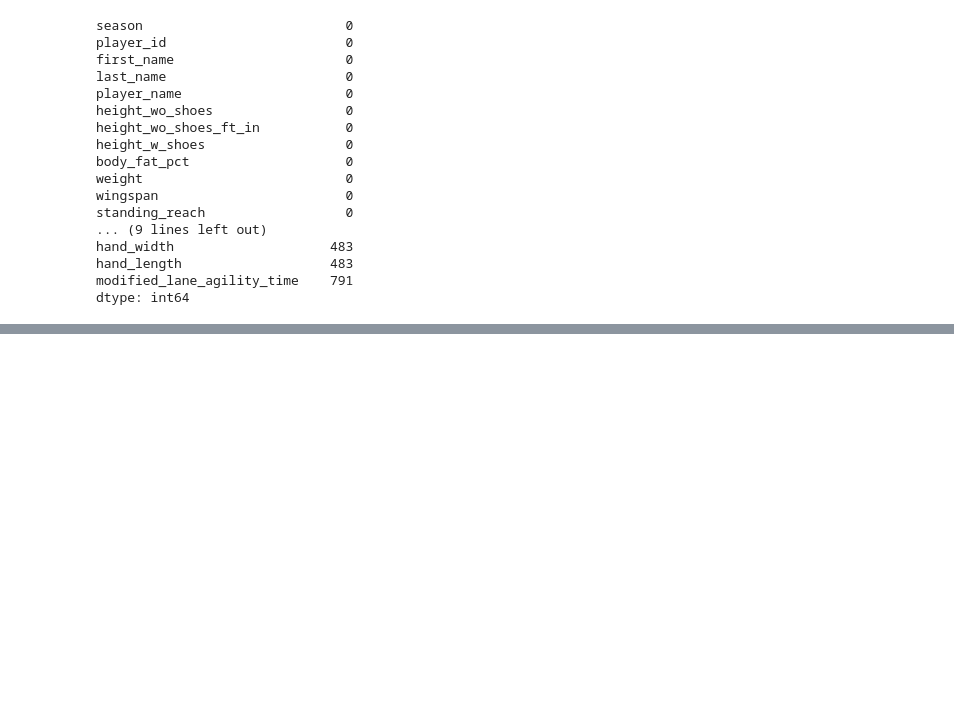
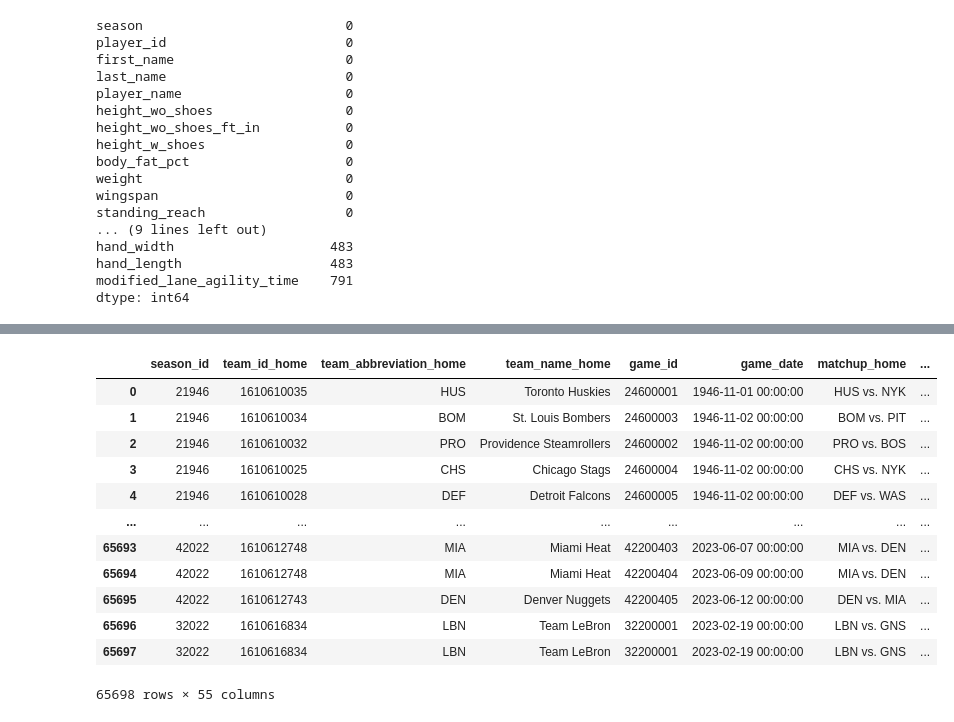
Before and after one commit to erbc111/Analisis_evolutivo_NBA, a Jupyter notebook: preparacion_datos.ipynb, the cells around one changed output, grey strips where cells are left out. Saved outputs shown, nothing was run; the diff lists cells and outputs as text; code cells hidden in the pictures; blank space fills up the shorter version.

```diff
--- a/preparacion_datos.ipynb
+++ b/preparacion_datos.ipynb
@@ -504,0 +724,5 @@ dtype: int64
+# %%
+archivo_game_original = r"C:\Users\ERBC\Desktop\curso henry\Analisis_evolutivo_NBA\Analisis_evolutivo_NBA\datasets\game.csv" #se asigna la ruta a una variable
+game_original = pd.read_csv(archivo_game_original) #carga del archivo en un df de pandas
+game_original.info()
+game_original.isnull().sum().sort_values()
@@ -504,0 +764,9 @@ dtype: int64
+# %%
+#sustituir los nulos en wl_home y wl_away
+game_original['wl_home'] = game_original['wl_home'].fillna('unknow')
+game_original['wl_away'] = game_original['wl_away'].fillna('unknow')
+# %%
+# estas columnas son de tiros de 3 puntos rebotes y robos de balon en los partidos antiguos puede ser que no se apuntaron se rellenara con 0 asumiendo que no hubieron
+columnas_a_imputar = ['fg3_pct_home', 'fg3_pct_away', 'oreb_home', 'oreb_away', 'stl_home', 'stl_away']
+game_original[columnas_a_imputar] = game_original[columnas_a_imputar].fillna(0)
+game_original.isnull().sum().sort_values()
@@ -504,0 +791,19 @@ dtype: int64
+# %%
+#igualmente se imputaran con 0 asumiendo que no hubo tiros de campo o tiros libres en esos partidos
+columnas_pocos_nulos = ['fgm_home', 'ftm_away', 'fgm_away', 'ftm_home']
+game_original[columnas_pocos_nulos] = game_original[columnas_pocos_nulos].fillna(0)
+game_original
+# %% [output]
+|  | season_id | team_id_home | team_abbreviation_home | team_name_home | game_id | game_date | matchup_home | ... |
+| 0 | 21946 | 1610610035 | HUS | Toronto Huskies | 24600001 | 1946-11-01 00:00:00 | HUS vs. NYK | ... |
+| 1 | 21946 | 1610610034 | BOM | St. Louis Bombers | 24600003 | 1946-11-02 00:00:00 | BOM vs. PIT | ... |
+| 2 | 21946 | 1610610032 | PRO | Providence Steamrollers | 24600002 | 1946-11-02 00:00:00 | PRO vs. BOS | ... |
+| 3 | 21946 | 1610610025 | CHS | Chicago Stags | 24600004 | 1946-11-02 00:00:00 | CHS vs. NYK | ... |
+| 4 | 21946 | 1610610028 | DEF | Detroit Falcons | 24600005 | 1946-11-02 00:00:00 | DEF vs. WAS | ... |
+| ... | ... | ... | ... | ... | ... | ... | ... | ... |
+| 65693 | 42022 | 1610612748 | MIA | Miami Heat | 42200403 | 2023-06-07 00:00:00 | MIA vs. DEN | ... |
+| 65694 | 42022 | 1610612748 | MIA | Miami Heat | 42200404 | 2023-06-09 00:00:00 | MIA vs. DEN | ... |
+| 65695 | 42022 | 1610612743 | DEN | Denver Nuggets | 42200405 | 2023-06-12 00:00:00 | DEN vs. MIA | ... |
+| 65696 | 32022 | 1610616834 | LBN | Team LeBron | 32200001 | 2023-02-19 00:00:00 | LBN vs. GNS | ... |
+| 65697 | 32022 | 1610616834 | LBN | Team LeBron | 32200001 | 2023-02-19 00:00:00 | LBN vs. GNS | ... |
+65698 rows × 55 columns
```
Also changed, not shown: parts of 21 cells of this notebook, 3 other files.
